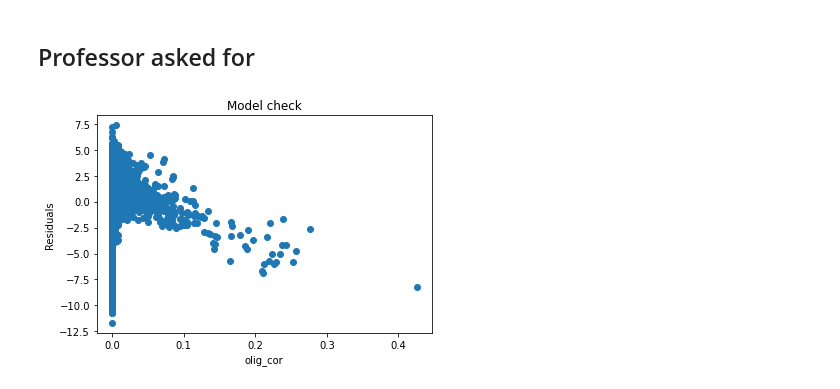
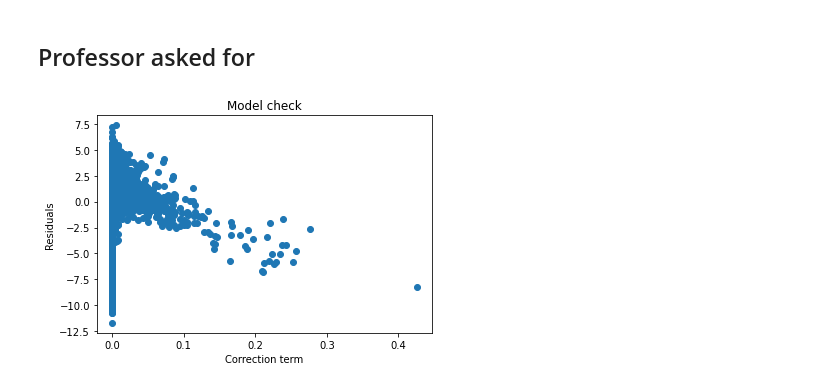
Before and after one commit to makcfd/angela-thesis, a Jupyter notebook: Pharma_regression_comparison with thesis_data with dummy.ipynb, the cells around one changed output. Cells and saved outputs as stored; diff of their text form; code cells hidden in the pictures.

```diff
--- a/Pharma_regression_comparison with thesis_data.ipynb
+++ b/Pharma_regression_comparison with thesis_data with dummy.ipynb
@@ -299,8 +299,8 @@ plt.show()
 # %%
 plt.scatter(correction_term, residual)
 plt.title('Model check')
-plt.xlabel('olig_cor')
+plt.xlabel('Correction term')
 plt.ylabel('Residuals')
 plt.show()
 # %% [output]
-[figure, old version]
+[figure, new version]
```
Also changed, not shown: parts of 13 cells of this notebook, 2 other files.
